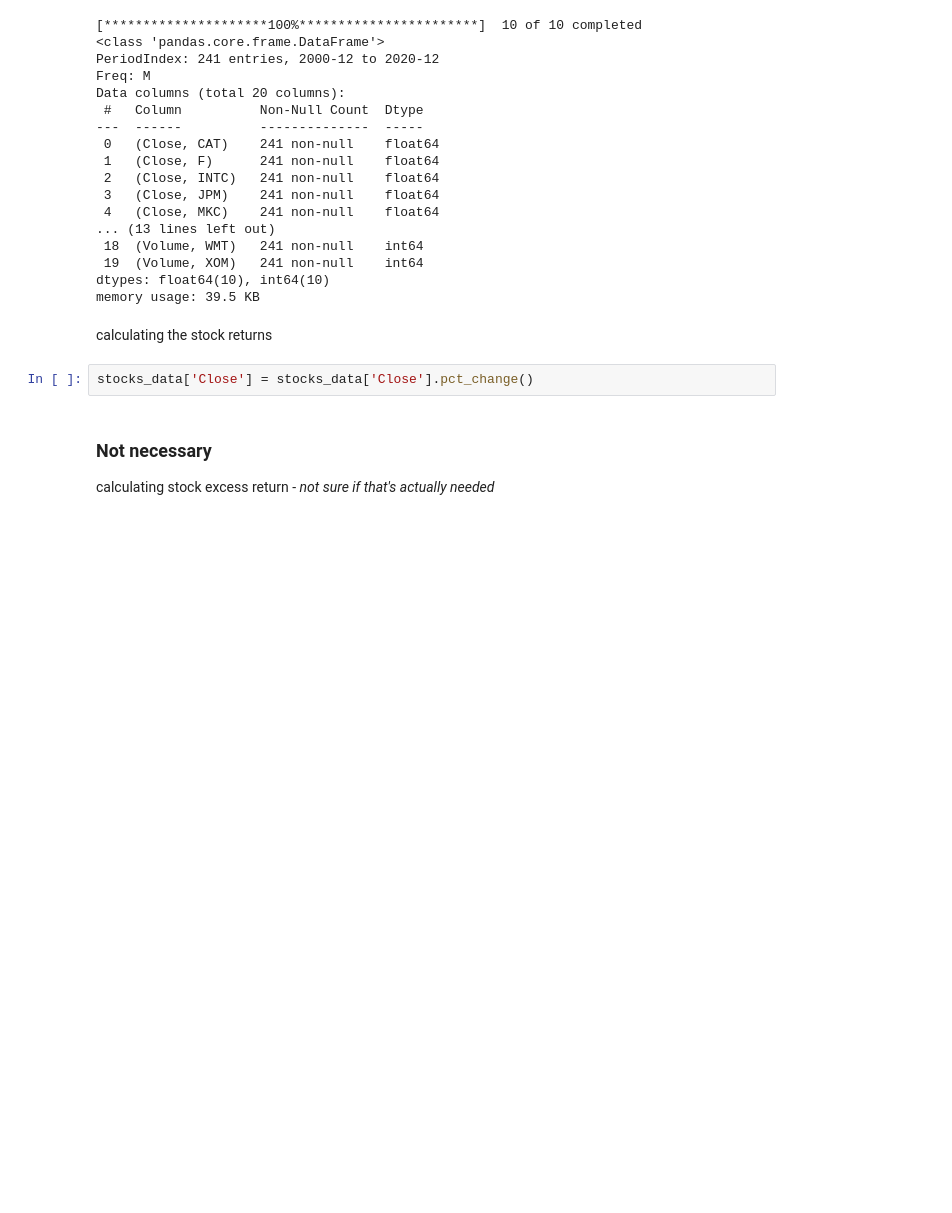
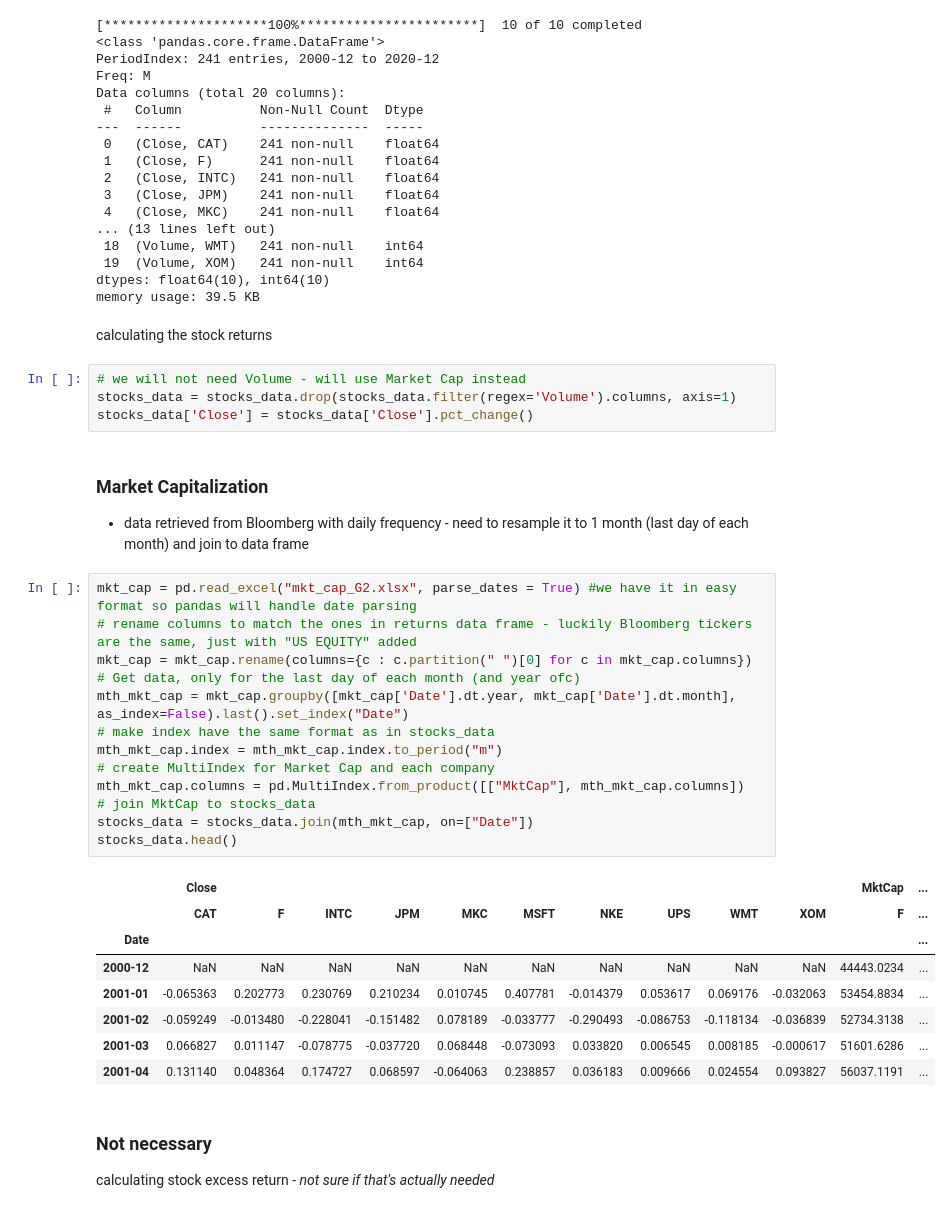
Before and after one commit to maxbranting/investment-theory, a Jupyter notebook: ProblemSet7_ready.ipynb, the cells around one changed output. Drawn from its saved outputs; the diff is of its cells as text; blank space fills up the shorter version.

```diff
--- a/ProblemSet7_ready.ipynb
+++ b/ProblemSet7_ready.ipynb
@@ -82,8 +82,35 @@ dtypes: float64(10), int64(10)
 memory usage: 39.5 KB
 # %% [markdown]
 calculating the stock returns
-# %%
-stocks_data['Close'] = stocks_data['Close'].pct_change()
+# %%
+# we will not need Volume - will use Market Cap instead
+stocks_data = stocks_data.drop(stocks_data.filter(regex='Volume').columns, axis=1)
+stocks_data['Close'] = stocks_data['Close'].pct_change()
+# %% [markdown]
+### Market Capitalization
+* data retrieved from Bloomberg with daily frequency - need to resample it to 1 month (last day of each month) and join to data frame
+# %%
+mkt_cap = pd.read_excel("mkt_cap_G2.xlsx", parse_dates = True) #we have it in easy format so pandas will handle date parsing
+# rename columns to match the ones in returns data frame - luckily Bloomberg tickers are the same, just with "US EQUITY" added
+mkt_cap = mkt_cap.rename(columns={c : c.partition(" ")[0] for c in mkt_cap.columns})
+# Get data, only for the last day of each month (and year ofc)
+mth_mkt_cap = mkt_cap.groupby([mkt_cap['Date'].dt.year, mkt_cap['Date'].dt.month], as_index=False).last().set_index("Date")
+# make index have the same format as in stocks_data
+mth_mkt_cap.index = mth_mkt_cap.index.to_period("m")
+# create MultiIndex for Market Cap and each company
+mth_mkt_cap.columns = pd.MultiIndex.from_product([["MktCap"], mth_mkt_cap.columns])
+# join MktCap to stocks_data
+stocks_data = stocks_data.join(mth_mkt_cap, on=["Date"])
+stocks_data.head()
+# %% [output]
+|  | Close |  |  |  |  |  |  |  |  |  | MktCap | ... |
+|  | CAT | F | INTC | JPM | MKC | MSFT | NKE | UPS | WMT | XOM | F | ... |
+| Date |  |  |  |  |  |  |  |  |  |  |  | ... |
+| 2000-12 | NaN | NaN | NaN | NaN | NaN | NaN | NaN | NaN | NaN | NaN | 44443.0234 | ... |
+| 2001-01 | -0.065363 | 0.202773 | 0.230769 | 0.210234 | 0.010745 | 0.407781 | -0.014379 | 0.053617 | 0.069176 | -0.032063 | 53454.8834 | ... |
+| 2001-02 | -0.059249 | -0.013480 | -0.228041 | -0.151482 | 0.078189 | -0.033777 | -0.290493 | -0.086753 | -0.118134 | -0.036839 | 52734.3138 | ... |
+| 2001-03 | 0.066827 | 0.011147 | -0.078775 | -0.037720 | 0.068448 | -0.073093 | 0.033820 | 0.006545 | 0.008185 | -0.000617 | 51601.6286 | ... |
+| 2001-04 | 0.131140 | 0.048364 | 0.174727 | 0.068597 | -0.064063 | 0.238857 | 0.036183 | 0.009666 | 0.024554 | 0.093827 | 56037.1191 | ... |
 # %% [markdown]
 ### Not necessary
 calculating stock excess return - *not sure if that's actually needed*
```
Also changed, not shown: parts of 12 cells of this notebook, 1 other file.
